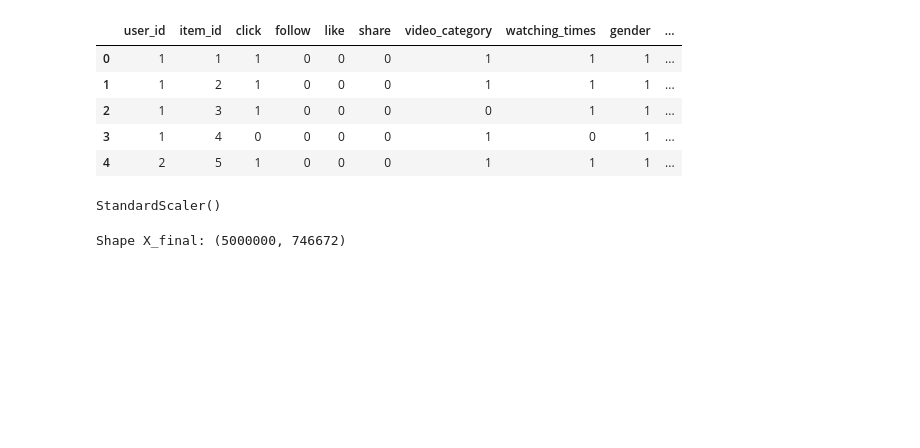
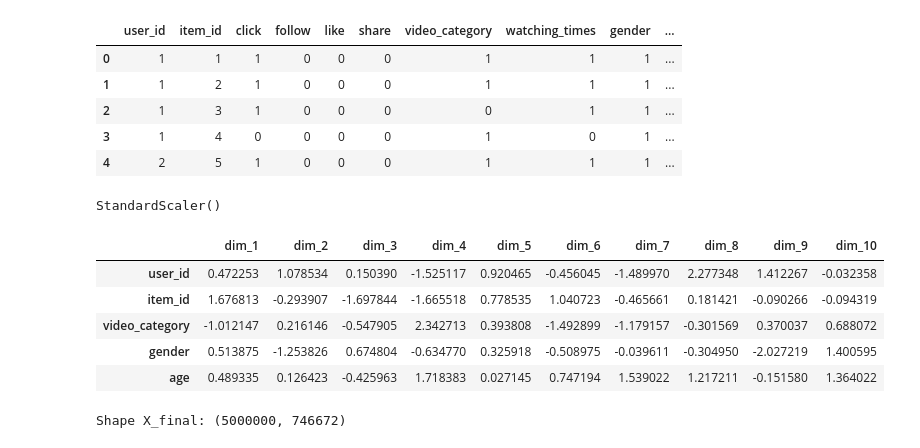
Before and after one commit to PrettyUnnie1/Tenrec, a Jupyter notebook: Model/Logistic-Regression.ipynb, the cells around one changed output. Drawn from its saved outputs; the diff is of its cells as text; code cells hidden in the pictures; blank space fills up the shorter version.

```diff
--- a/Model/Logistic-Regression.ipynb
+++ b/Model/Logistic-Regression.ipynb
@@ -46,6 +46,40 @@ scaler = StandardScaler()
 scaler.fit(X_raw[numeric_columns])
 # %% [output]
 StandardScaler()
+# %%
+import numpy as np
+
+# Giả sử embedding size là 10
+embedding_dim = 10
+num_samples = len(df)
+num_features = len(categorical_cols)
+
+# Với mỗi feature, ta sẽ tạo vector nhúng theo index từng giá trị
+embeddings = {}
+
+for col in categorical_cols:
+    unique_vals = df[col].astype(str).unique()
+    emb_matrix = {val: np.random.randn(embedding_dim) for val in unique_vals}
+    embeddings[col] = emb_matrix
+
+# Tạo tensor (num_samples, num_features, embedding_dim)
+X_embed = np.zeros((num_samples, num_features, embedding_dim))
+
+for i, col in enumerate(categorical_cols):
+    for j in range(num_samples):
+        val = str(df.loc[j, col])
+        X_embed[j, i] = embeddings[col].get(val, np.zeros(embedding_dim))
+# %%
+sample_index = 0
+sample_vecs = pd.DataFrame(X_embed[sample_index], index=categorical_cols, columns=[f"dim_{k+1}" for k in range(embedding_dim)])
+sample_vecs
+# %% [output]
+|  | dim_1 | dim_2 | dim_3 | dim_4 | dim_5 | dim_6 | dim_7 | dim_8 | dim_9 | dim_10 |
+| user_id | 0.472253 | 1.078534 | 0.150390 | -1.525117 | 0.920465 | -0.456045 | -1.489970 | 2.277348 | 1.412267 | -0.032358 |
+| item_id | 1.676813 | -0.293907 | -1.697844 | -1.665518 | 0.778535 | 1.040723 | -0.465661 | 0.181421 | -0.090266 | -0.094319 |
+| video_category | -1.012147 | 0.216146 | -0.547905 | 2.342713 | 0.393808 | -1.492899 | -1.179157 | -0.301569 | 0.370037 | 0.688072 |
+| gender | 0.513875 | -1.253826 | 0.674804 | -0.634770 | 0.325918 | -0.508975 | -0.039611 | -0.304950 | -2.027219 | 1.400595 |
+| age | 0.489335 | 0.126423 | -0.425963 | 1.718383 | 0.027145 | 0.747194 | 1.539022 | 1.217211 | -0.151580 | 1.364022 |
 # %%
 X_cat = encoder.transform(X_raw[categorical_cols])
 X_num = scaler.transform(X_raw[numeric_columns])
```
Also changed, not shown: 8 other files.
